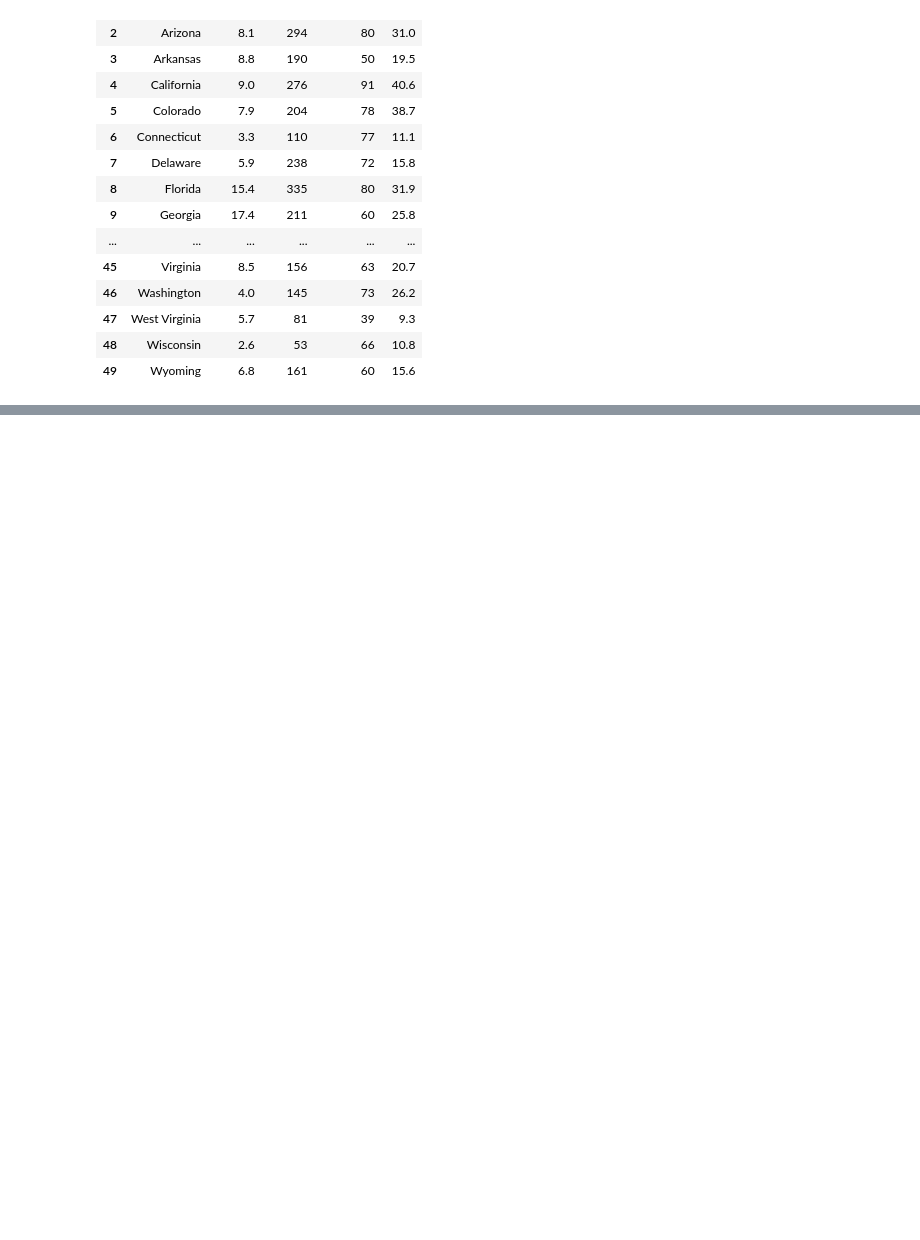
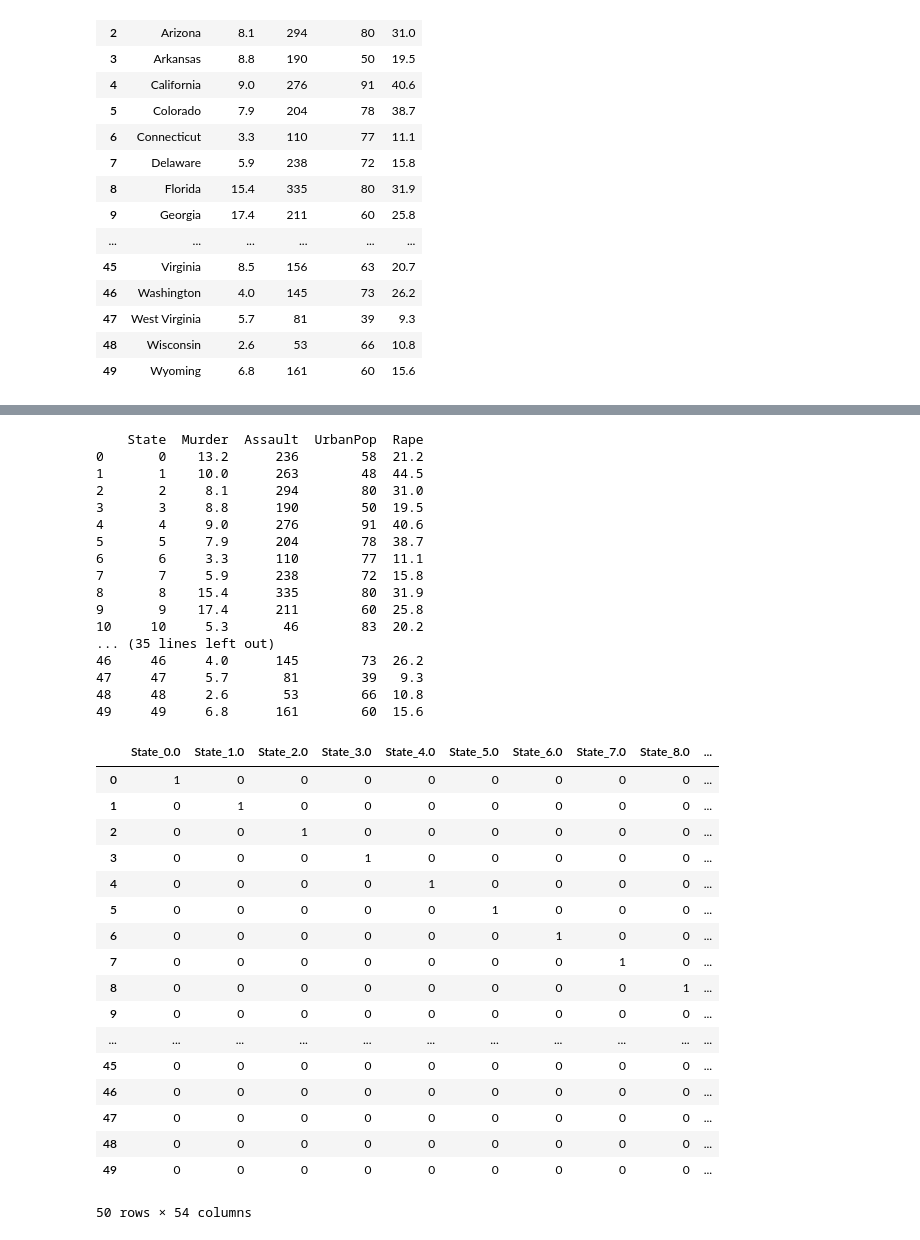
Before and after one commit to TROISTROIS/BLUE-BOOK-FOR-BULLDOZERS, a Jupyter notebook: k-means-practice.ipynb, the cells around one changed output, grey strips where cells are left out. Saved outputs shown, nothing was run; the diff lists cells and outputs as text; code cells hidden in the pictures; blank space fills up the shorter version.

```diff
--- a/k-means-practice.ipynb
+++ b/k-means-practice.ipynb
@@ -64,0 +106,45 @@ df
+# %%
+encoder=ce.OneHotEncoder(cols=['State'],return_df=True,use_cat_names=True)
+
+#Original Data
+print(df)
+
+#Fit and transform Data
+df_encoded = encoder.fit_transform(df)
+df_encoded
+# %% [output]
+    State  Murder  Assault  UrbanPop  Rape
+0       0    13.2      236        58  21.2
+1       1    10.0      263        48  44.5
+2       2     8.1      294        80  31.0
+3       3     8.8      190        50  19.5
+4       4     9.0      276        91  40.6
+5       5     7.9      204        78  38.7
+6       6     3.3      110        77  11.1
+7       7     5.9      238        72  15.8
+8       8    15.4      335        80  31.9
+9       9    17.4      211        60  25.8
+10     10     5.3       46        83  20.2
+... (35 lines left out)
+46     46     4.0      145        73  26.2
+47     47     5.7       81        39   9.3
+48     48     2.6       53        66  10.8
+49     49     6.8      161        60  15.6
+|  | State_0.0 | State_1.0 | State_2.0 | State_3.0 | State_4.0 | State_5.0 | State_6.0 | State_7.0 | State_8.0 | ... |
+| 0 | 1 | 0 | 0 | 0 | 0 | 0 | 0 | 0 | 0 | ... |
+| 1 | 0 | 1 | 0 | 0 | 0 | 0 | 0 | 0 | 0 | ... |
+| 2 | 0 | 0 | 1 | 0 | 0 | 0 | 0 | 0 | 0 | ... |
+| 3 | 0 | 0 | 0 | 1 | 0 | 0 | 0 | 0 | 0 | ... |
+| 4 | 0 | 0 | 0 | 0 | 1 | 0 | 0 | 0 | 0 | ... |
+| 5 | 0 | 0 | 0 | 0 | 0 | 1 | 0 | 0 | 0 | ... |
+| 6 | 0 | 0 | 0 | 0 | 0 | 0 | 1 | 0 | 0 | ... |
+| 7 | 0 | 0 | 0 | 0 | 0 | 0 | 0 | 1 | 0 | ... |
+| 8 | 0 | 0 | 0 | 0 | 0 | 0 | 0 | 0 | 1 | ... |
+| 9 | 0 | 0 | 0 | 0 | 0 | 0 | 0 | 0 | 0 | ... |
+| ... | ... | ... | ... | ... | ... | ... | ... | ... | ... | ... |
+| 45 | 0 | 0 | 0 | 0 | 0 | 0 | 0 | 0 | 0 | ... |
+| 46 | 0 | 0 | 0 | 0 | 0 | 0 | 0 | 0 | 0 | ... |
+| 47 | 0 | 0 | 0 | 0 | 0 | 0 | 0 | 0 | 0 | ... |
+| 48 | 0 | 0 | 0 | 0 | 0 | 0 | 0 | 0 | 0 | ... |
+| 49 | 0 | 0 | 0 | 0 | 0 | 0 | 0 | 0 | 0 | ... |
+50 rows × 54 columns
```
Also changed, not shown: parts of 10 cells of this notebook.
